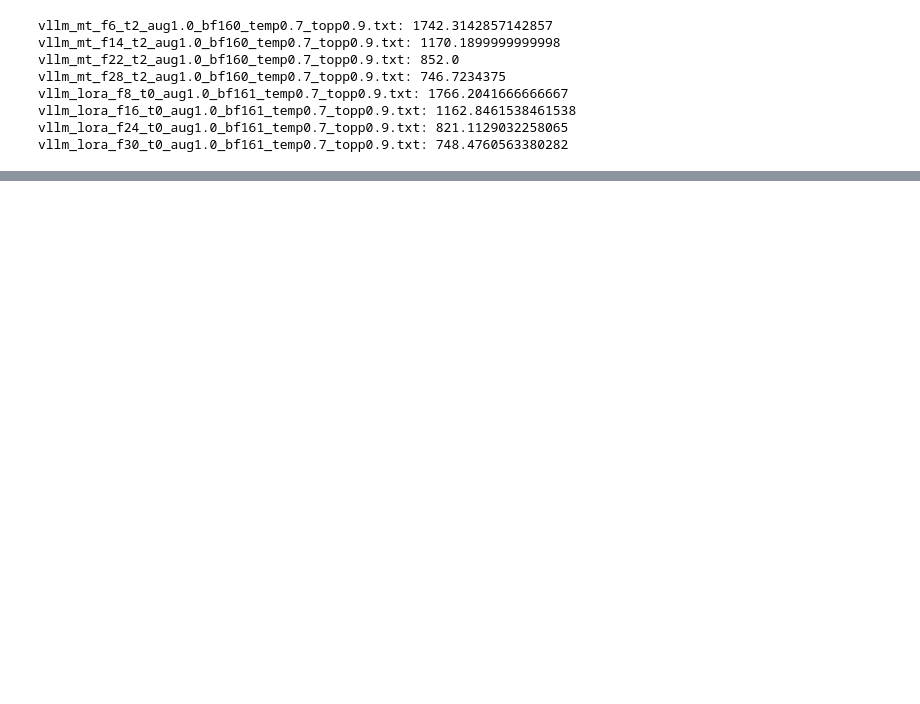
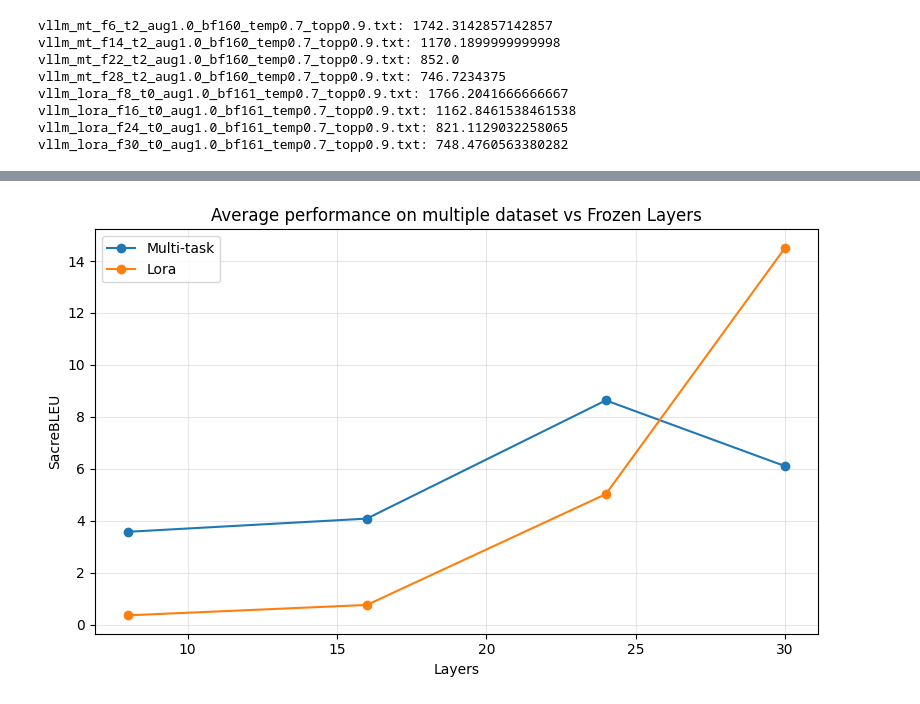
Before and after one commit to leobitz/en-es, a Jupyter notebook: process-results.ipynb, the cells around one changed output, grey strips where cells are left out. Saved outputs shown, nothing was run; the diff lists cells and outputs as text; code cells hidden in the pictures; blank space fills up the shorter version.

Commit message:
added aug results

```diff
--- a/process-results.ipynb
+++ b/process-results.ipynb
@@ -5 +8,4 @@ import matplotlib.pyplot as plt
+# %%
+result_dir = "eval-results"
+result_naming = "{method}-F{frozen_layers}-T{task_layers}-aug{aug_size}-bf16{bf16}-merged_T{temp}_P{top_p}_evaluation.json"
 # %%
@@ -30,0 +97,16 @@ vllm_lora_f30_t0_aug1.0_bf161_temp0.7_topp0.9.txt: 748.4760563380282
+# %%
+plt.figure(figsize=(8, 5))
+for method in ("multi-task", "lora"):
+    frozen_order = sorted(results[method])
+    scores = [results[method][layers]['average'] for layers in frozen_order]
+    plt.plot(frozen_order, scores, marker="o", label=method.capitalize())
+
+plt.title(f"Average performance on multiple dataset vs Frozen Layers")
+plt.xlabel("Layers")
+plt.ylabel("SacreBLEU")
+plt.grid(alpha=0.3)
+plt.legend()
+plt.tight_layout()
+plt.show()
+# %% [output]
+[figure, added]
```
Also changed, not shown: parts of 12 cells of this notebook, 4 other files.
